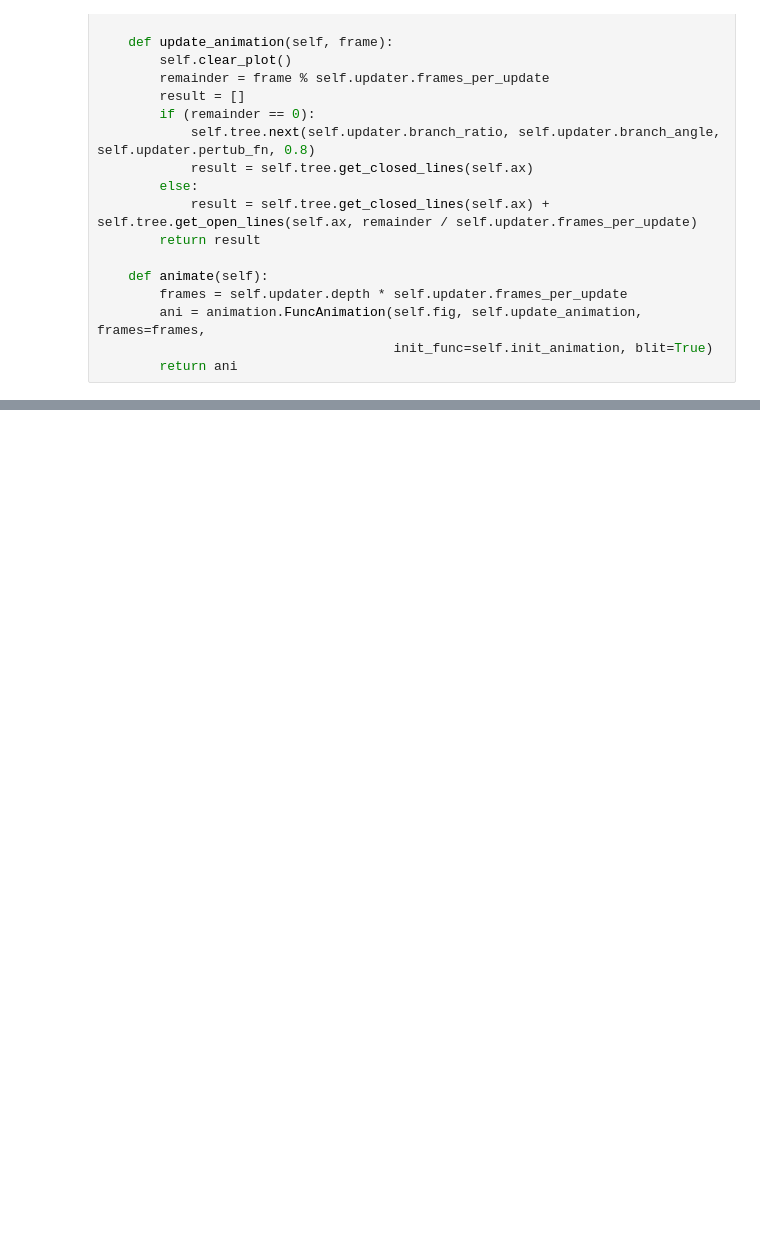
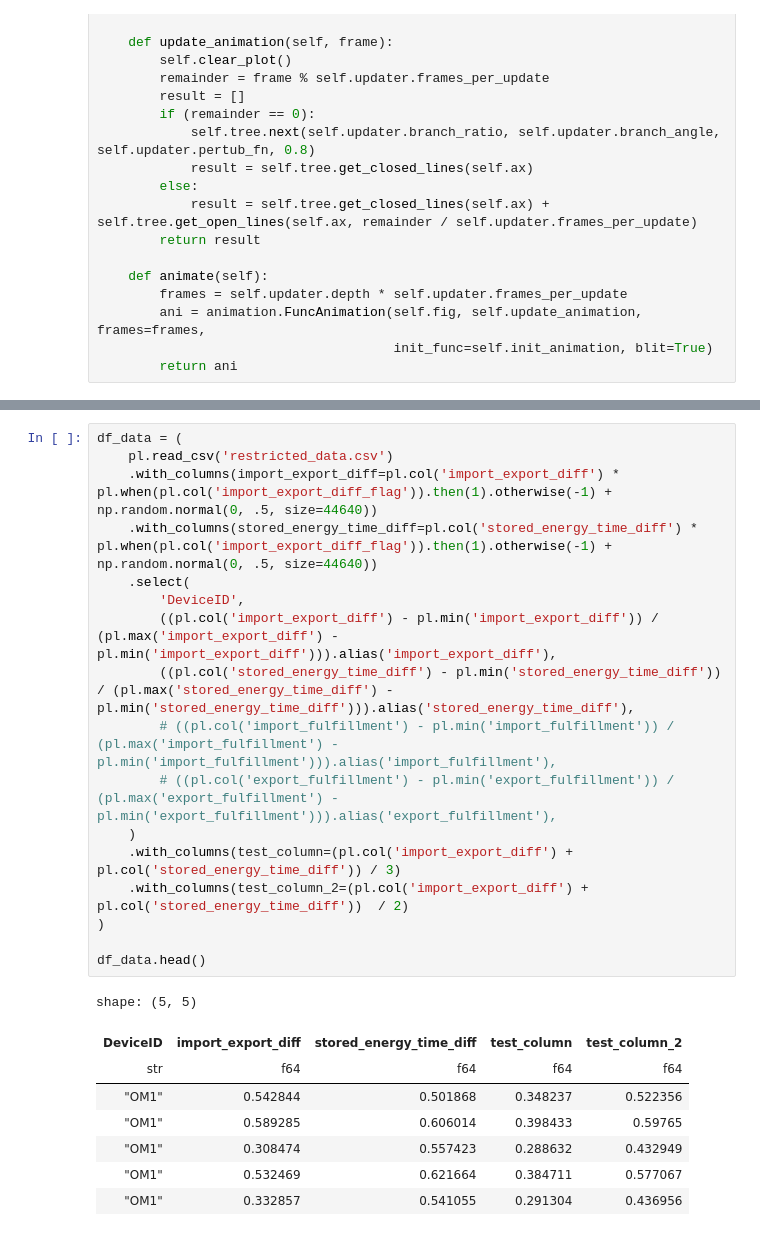
Before and after one commit to KajetanPoliak/greenhack2024, a Jupyter notebook: Pepa_ntb.ipynb, the cells around one changed output, grey strips where cells are left out. Saved outputs shown, nothing was run; the diff lists cells and outputs as text; blank space fills up the shorter version.

```diff
--- a/Pepa_ntb.ipynb
+++ b/Pepa_ntb.ipynb
@@ -310,0 +312,26 @@ HTML(ani.to_html5_video())
+# %%
+df_data = (
+    pl.read_csv('restricted_data.csv')
+    .with_columns(import_export_diff=pl.col('import_export_diff') * pl.when(pl.col('import_export_diff_flag')).then(1).otherwise(-1) + np.random.normal(0, .5, size=44640))
+    .with_columns(stored_energy_time_diff=pl.col('stored_energy_time_diff') * pl.when(pl.col('import_export_diff_flag')).then(1).otherwise(-1) + np.random.normal(0, .5, size=44640))
+    .select(
+        'DeviceID',
+        ((pl.col('import_export_diff') - pl.min('import_export_diff')) / (pl.max('import_export_diff') - pl.min('import_export_diff'))).alias('import_export_diff'),
+        ((pl.col('stored_energy_time_diff') - pl.min('stored_energy_time_diff')) / (pl.max('stored_energy_time_diff') - pl.min('stored_energy_time_diff'))).alias('stored_energy_time_diff'),
+        # ((pl.col('import_fulfillment') - pl.min('import_fulfillment')) / (pl.max('import_fulfillment') - pl.min('import_fulfillment'))).alias('import_fulfillment'),
+        # ((pl.col('export_fulfillment') - pl.min('export_fulfillment')) / (pl.max('export_fulfillment') - pl.min('export_fulfillment'))).alias('export_fulfillment'),
+    )
+    .with_columns(test_column=(pl.col('import_export_diff') + pl.col('stored_energy_time_diff')) / 3)
+    .with_columns(test_column_2=(pl.col('import_export_diff') + pl.col('stored_energy_time_diff'))  / 2)
+)
+
+df_data.head()
+# %% [output]
+shape: (5, 5)
+| DeviceID | import_export_diff | stored_energy_time_diff | test_column | test_column_2 |
+| str | f64 | f64 | f64 | f64 |
+| "OM1" | 0.542844 | 0.501868 | 0.348237 | 0.522356 |
+| "OM1" | 0.589285 | 0.606014 | 0.398433 | 0.59765 |
+| "OM1" | 0.308474 | 0.557423 | 0.288632 | 0.432949 |
+| "OM1" | 0.532469 | 0.621664 | 0.384711 | 0.577067 |
+| "OM1" | 0.332857 | 0.541055 | 0.291304 | 0.436956 |
```
Also changed, not shown: parts of 10 cells of this notebook, 1 other file.
